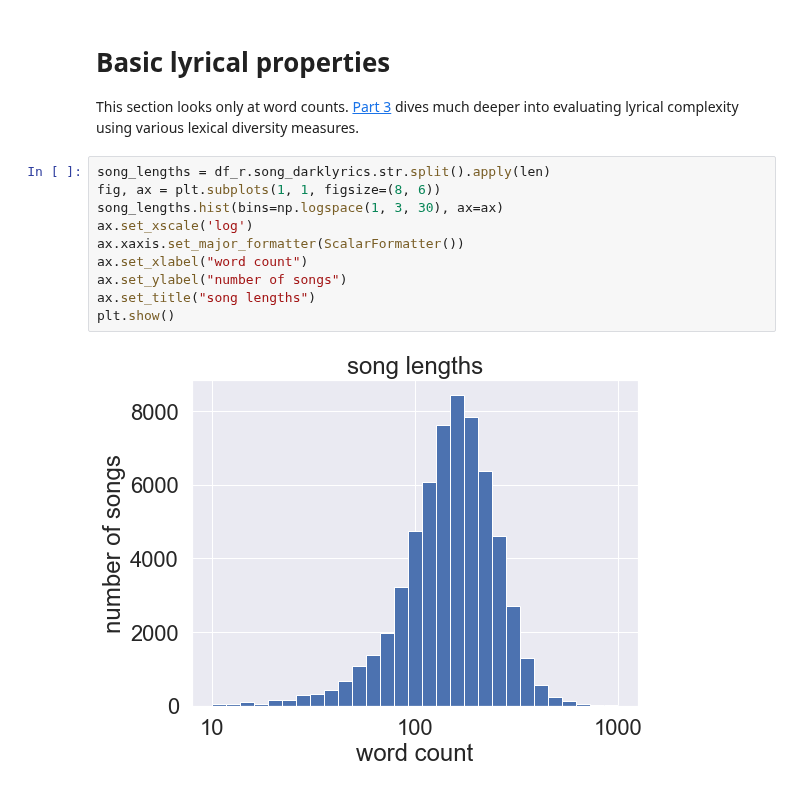
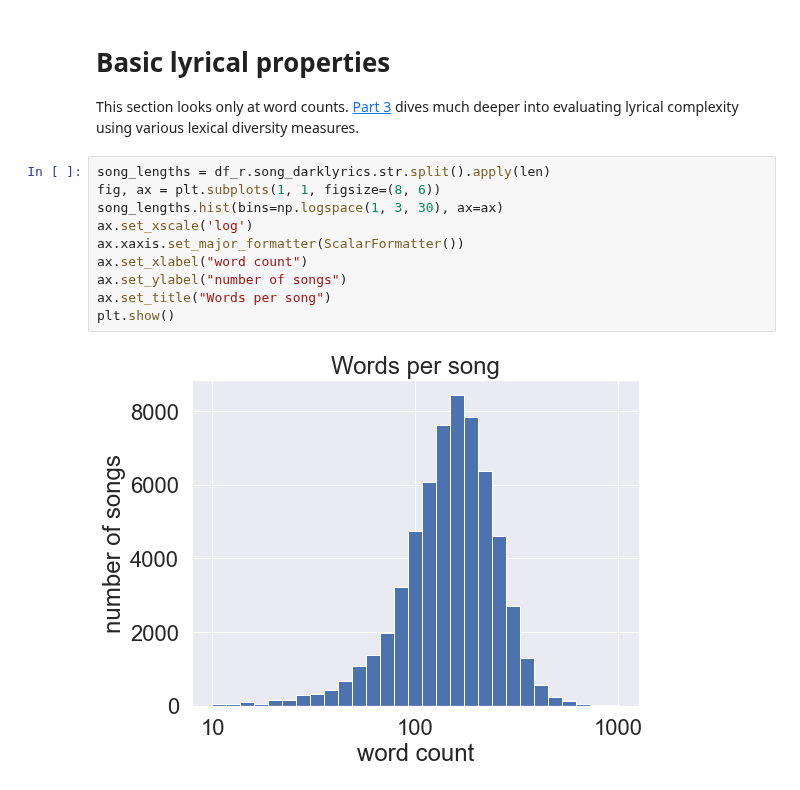
Before and after one commit to pdqnguyen/metallyrics, a Jupyter notebook: lyrics0.ipynb, the cells around one changed output. Cells and saved outputs as stored; diff of their text form.

```diff
--- a/lyrics0.ipynb
+++ b/lyrics0.ipynb
@@ -82,12 +82,12 @@ This section looks only at word counts. [Part 3](./lyrics2.ipynb) dives much dee
 # %%
 song_lengths = df_r.song_darklyrics.str.split().apply(len)
 fig, ax = plt.subplots(1, 1, figsize=(8, 6))
 song_lengths.hist(bins=np.logspace(1, 3, 30), ax=ax)
 ax.set_xscale('log')
 ax.xaxis.set_major_formatter(ScalarFormatter())
 ax.set_xlabel("word count")
 ax.set_ylabel("number of songs")
-ax.set_title("song lengths")
+ax.set_title("Words per song")
 plt.show()
 # %% [output]
-[figure, old version]
+[figure, new version]
```
Also changed, not shown: parts of 6 cells of this notebook.
